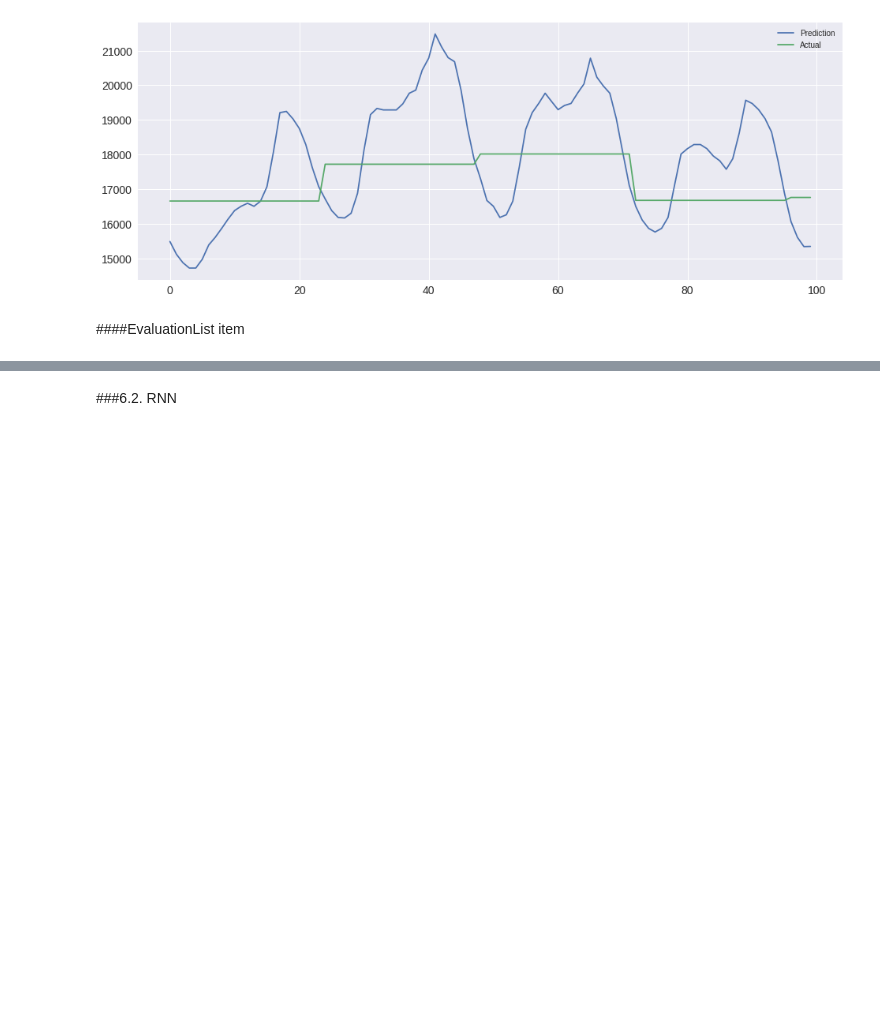
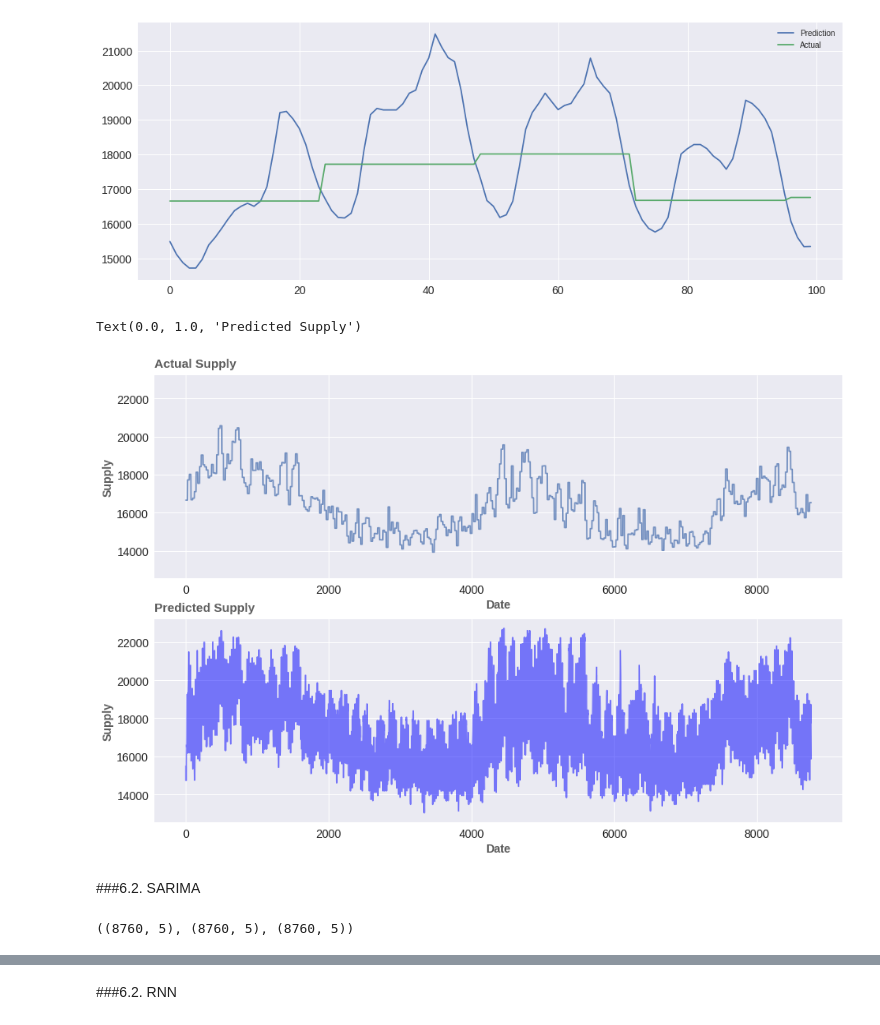
Before and after one commit to janosepah/ML_Project, a Jupyter notebook: Final_Project.ipynb, the cells around one changed output, grey strips where cells are left out. Drawn from its saved outputs; the diff is of its cells as text; code cells hidden in the pictures; blank space fills up the shorter version.

```diff
--- a/Final_Project.ipynb
+++ b/Final_Project.ipynb
@@ -437,5 +439,21 @@ data_compare3['Actual'][:100].plot(legend=True)
 # %% [output]
 <matplotlib.axes._subplots.AxesSubplot at 0x...>
 [figure]
-# %% [markdown]
-####EvaluationList item
+# %%
+fig,(ax1,ax2) = plt.subplots(2,1,figsize=(15,10),sharey=True)
+
+ax1.plot(data_compare3.index,data_compare3["Actual"],alpha=0.75)
+ax2.plot(data_compare3.index,data_compare3["Prediction"],color="blue",alpha=0.50)
+
+ax1.set_xlabel("Date", alpha=0.75, weight="bold")
+ax1.set_ylabel("Supply", alpha=0.75, weight="bold")
+ax2.set_xlabel("Date", alpha=0.75, weight="bold")
+ax2.set_ylabel("Supply", alpha=0.75, weight="bold")
+
+ax1.set_title("Actual Supply", alpha=0.75, weight="bold", fontsize=15, pad=10, loc="left")
+ax2.set_title("Predicted Supply", alpha=0.75, weight="bold", fontsize=15, pad=10, loc="left")
+# %% [output]
+Text(0.0, 1.0, 'Predicted Supply')
+[figure, added]
+# %% [markdown]
+###6.2. SARIMA
@@ -441,0 +465,4 @@ data_compare3['Actual'][:100].plot(legend=True)
+# %%
+Sarima_train.shape,validate.shape,test.shape
+# %% [output]
+((8760, 5), (8760, 5), (8760, 5))
```
Also changed, not shown: parts of 5 cells of this notebook.
